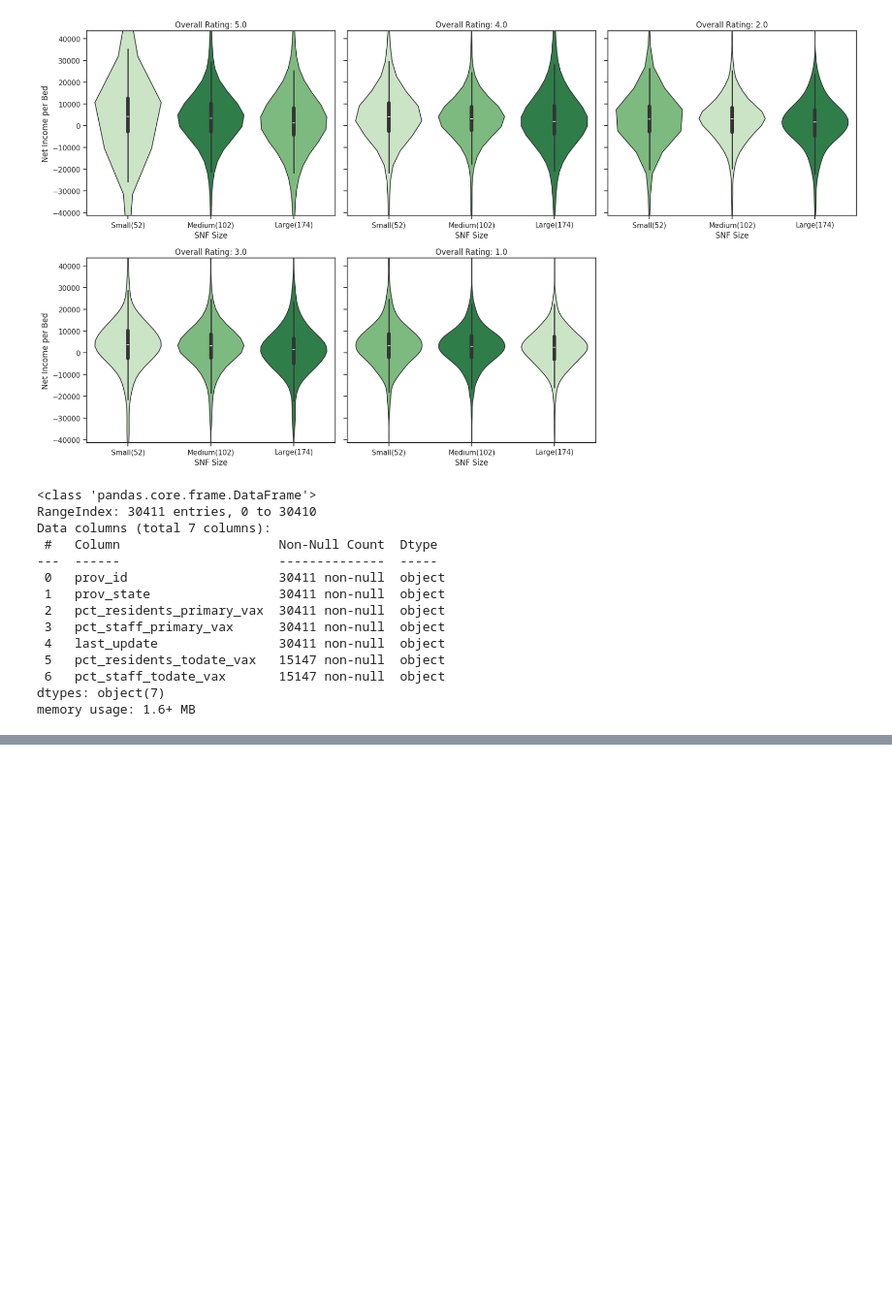
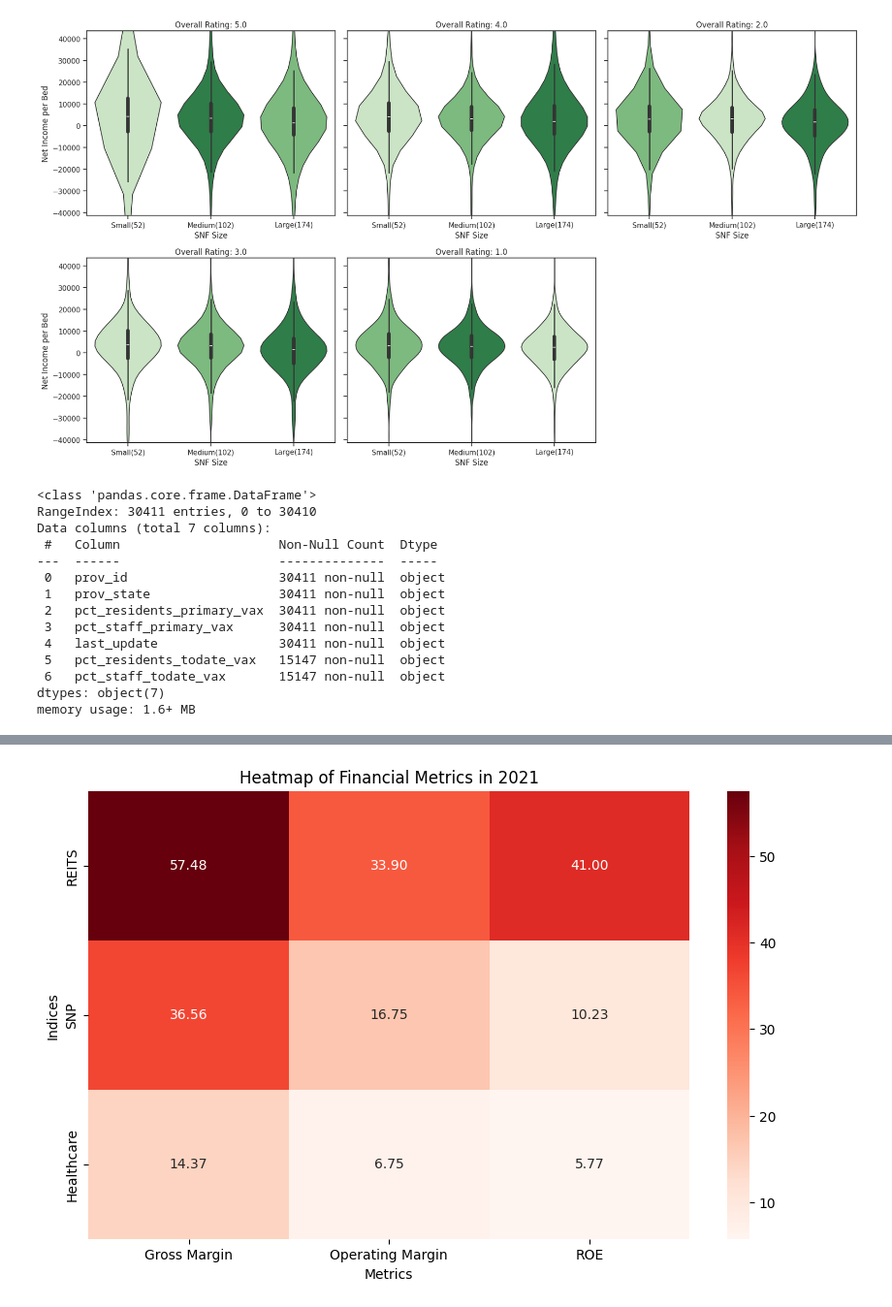
Before and after one commit to joshua-orndorff/Data-4999, a Jupyter notebook: exploratory-data-analysis.ipynb, the cells around one changed output, grey strips where cells are left out. Shown: that part at 97% size. Cells and saved outputs as stored; diff of their text form; code cells hidden in the pictures; blank space fills up the shorter version.

```diff
--- a/exploratory-data-analysis.ipynb
+++ b/exploratory-data-analysis.ipynb
@@ -216,0 +387,25 @@ df[]
+# %%
+import pandas as pd
+import seaborn as sns
+import matplotlib.pyplot as plt
+
+df = pd.DataFrame({
+                    'Index' : ['REITS','SNP','Healthcare'],
+                    'Gross Margin': [57.48,36.56,14.37],
+                    'Operating Margin': [33.9,16.75,6.75],
+                    'ROE': [41, 10.23, 5.77]
+
+})
+
+# Set the 'Index' column as index
+df.set_index('Index', inplace=True)
+
+# Create a heatmap
+plt.figure(figsize=(10, 6))
+sns.heatmap(df, cmap='Reds', annot=True, fmt=".2f")
+plt.title('Heatmap of Financial Metrics in 2021')
+plt.xlabel('Metrics')
+plt.ylabel('Indices')
+plt.show()
+# %% [output]
+[figure, added]
```
Also changed, not shown: parts of 10 cells of this notebook.
